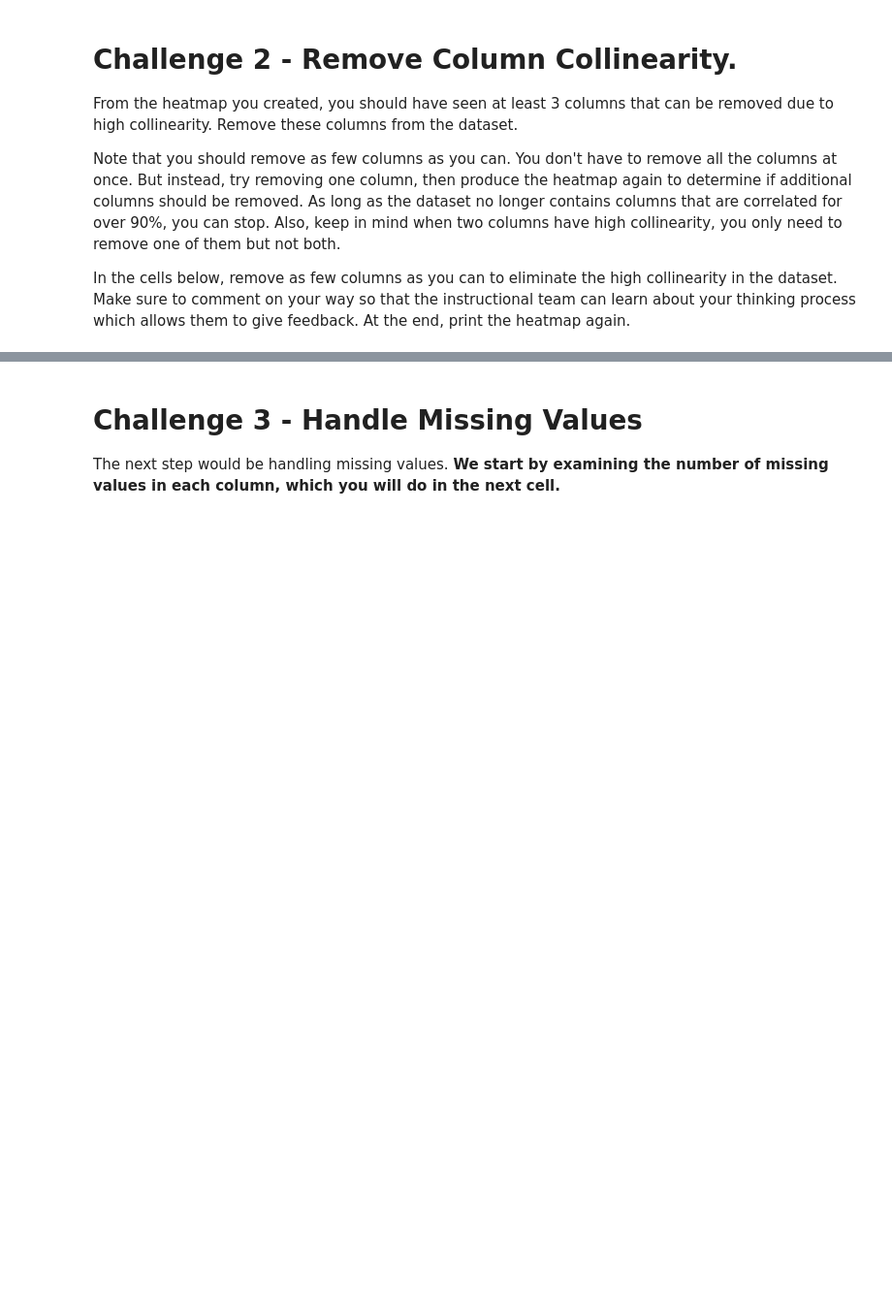
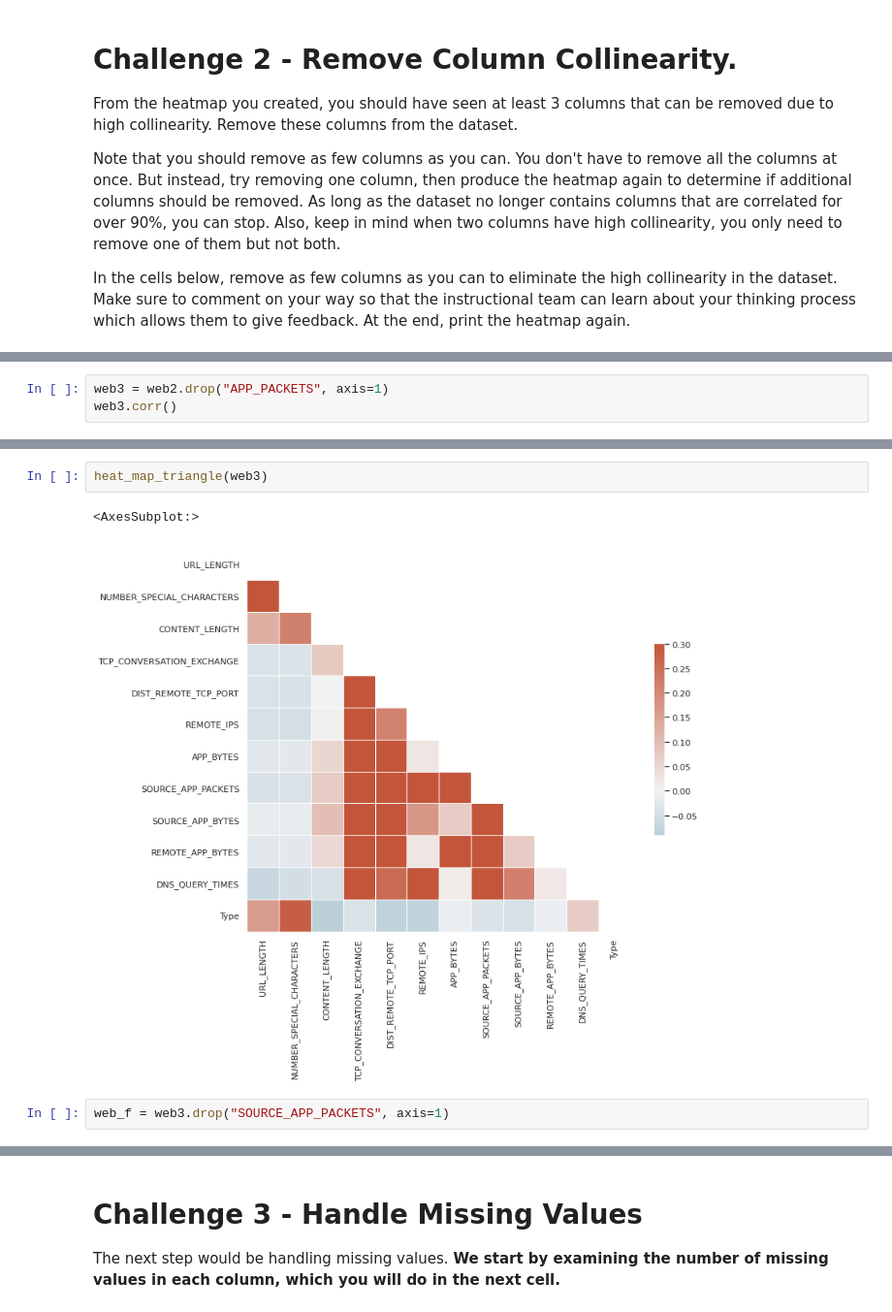
Before and after one commit to Ironhack-Data-Madrid-Marzo-2021/lab-supervised-learning, a Jupyter notebook: your-code/main.ipynb, the cells around one changed output, grey strips where cells are left out. Shown at 97% size. Saved outputs shown, nothing was run; the diff lists cells and outputs as text; blank space fills up the shorter version.

```diff
--- a/your-code/main.ipynb
+++ b/your-code/main.ipynb
@@ -156,0 +175,3 @@ In the cells below, remove as few columns as you can to eliminate the high colli
+# %%
+web3 = web2.drop("APP_PACKETS", axis=1)
+web3.corr()
@@ -156,0 +192,7 @@ In the cells below, remove as few columns as you can to eliminate the high colli
+# %%
+heat_map_triangle(web3)
+# %% [output]
+<AxesSubplot:>
+[figure, added]
+# %%
+web_f = web3.drop("SOURCE_APP_PACKETS", axis=1)
```
Also changed, not shown: parts of 58 cells of this notebook.
